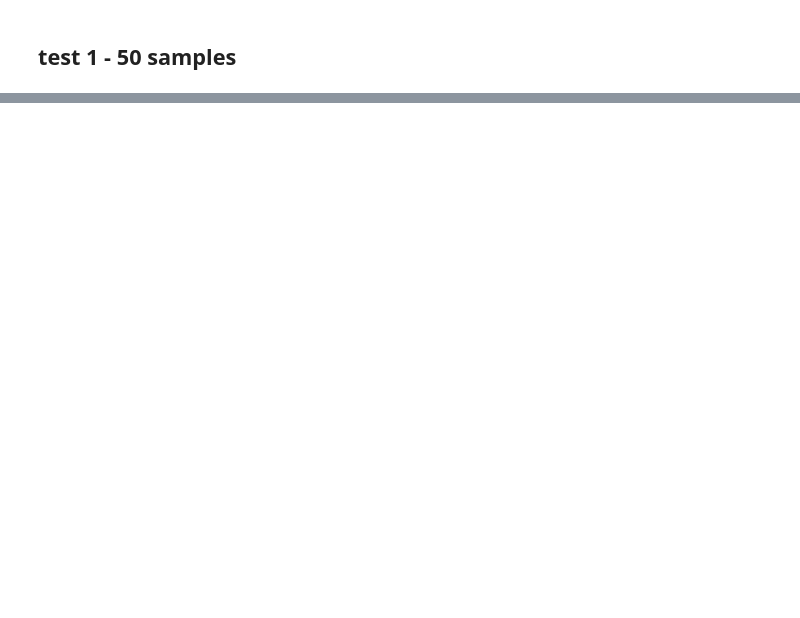
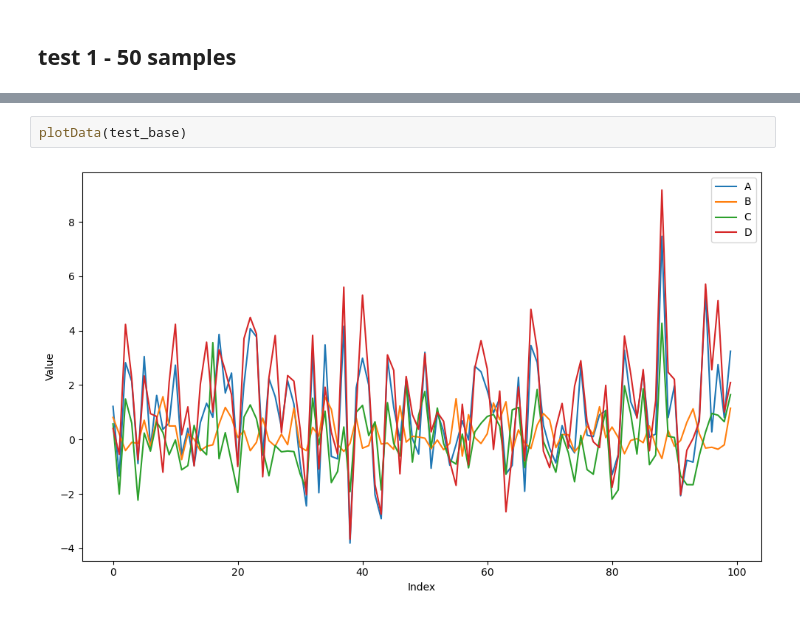
Before and after one commit to claralb2002/Active-Machine-Learning-Assignments, a Jupyter notebook: miniproject3/tests.ipynb, the cells around one changed output, grey strips where cells are left out. Saved outputs shown, nothing was run; the diff lists cells and outputs as text; blank space fills up the shorter version.

Commit message:
test document

```diff
--- a/miniproject3/tests.ipynb
+++ b/miniproject3/tests.ipynb
@@ -8,0 +94,4 @@ base_path = 'data/test/'
+# %%
+plotData(test_base)
+# %% [output]
+[figure, added]
```
Also changed, not shown: parts of 27 cells of this notebook.
